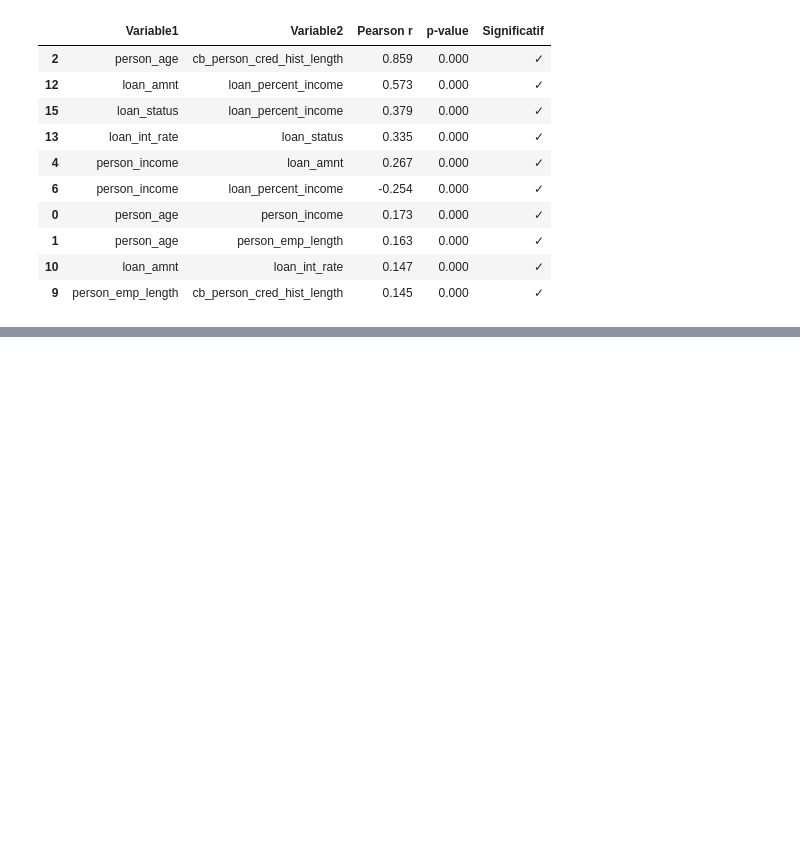
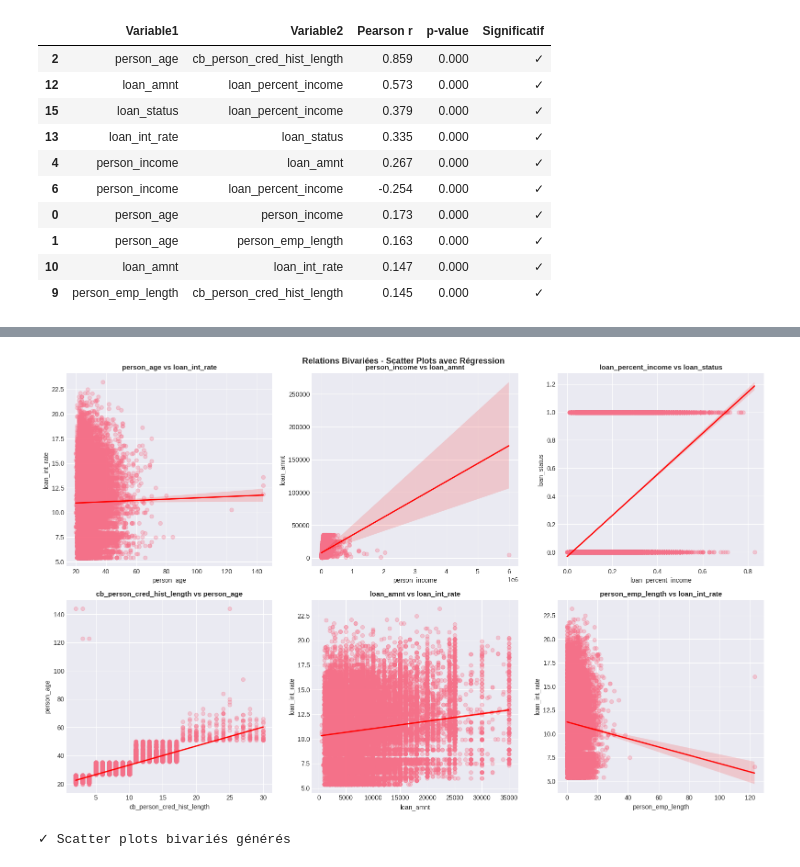
Before and after one commit to newdevdima/newdevdima.github.io, a Jupyter notebook: Bienvenue_dans_Colab.ipynb, the cells around one changed output, grey strips where cells are left out. Cells and saved outputs as stored; diff of their text form; code cells hidden in the pictures; blank space fills up the shorter version.

```diff
--- a/Bienvenue_dans_Colab.ipynb
+++ b/Bienvenue_dans_Colab.ipynb
@@ -528,0 +550,30 @@ cb_person_cred_hist_length               -0.037                       1.000
+# %%
+# Scatter plot avec regression line
+fig, axes = plt.subplots(2, 3, figsize=(16, 10))
+axes = axes.ravel()
+
+# Sélectionner quelques variables importantes pour la visualisation
+top_corr_pairs = [
+    ('person_age', 'loan_int_rate'),
+    ('person_income', 'loan_amnt'),
+    ('loan_percent_income', 'loan_status'),
+    ('cb_person_cred_hist_length', 'person_age'),
+    ('loan_amnt', 'loan_int_rate'),
+    ('person_emp_length', 'loan_int_rate')
+]
+
+for idx, (x, y) in enumerate(top_corr_pairs):
+    if x in numeric_cols and y in numeric_cols:
+        sns.regplot(x=x, y=y, data=df, ax=axes[idx], scatter_kws={'alpha':0.3},
+                   line_kws={'color':'red', 'linewidth':2})
+        axes[idx].set_title(f'{x} vs {y}', fontsize=11, fontweight='bold')
+
+plt.tight_layout()
+plt.suptitle('Relations Bivariées - Scatter Plots avec Régression',
+             fontsize=13, fontweight='bold', y=1.00)
+plt.show()
+
+print("✓ Scatter plots bivariés générés")
+# %% [output]
+[figure, added]
+✓ Scatter plots bivariés générés
```
Also changed, not shown: parts of 2 cells of this notebook.
